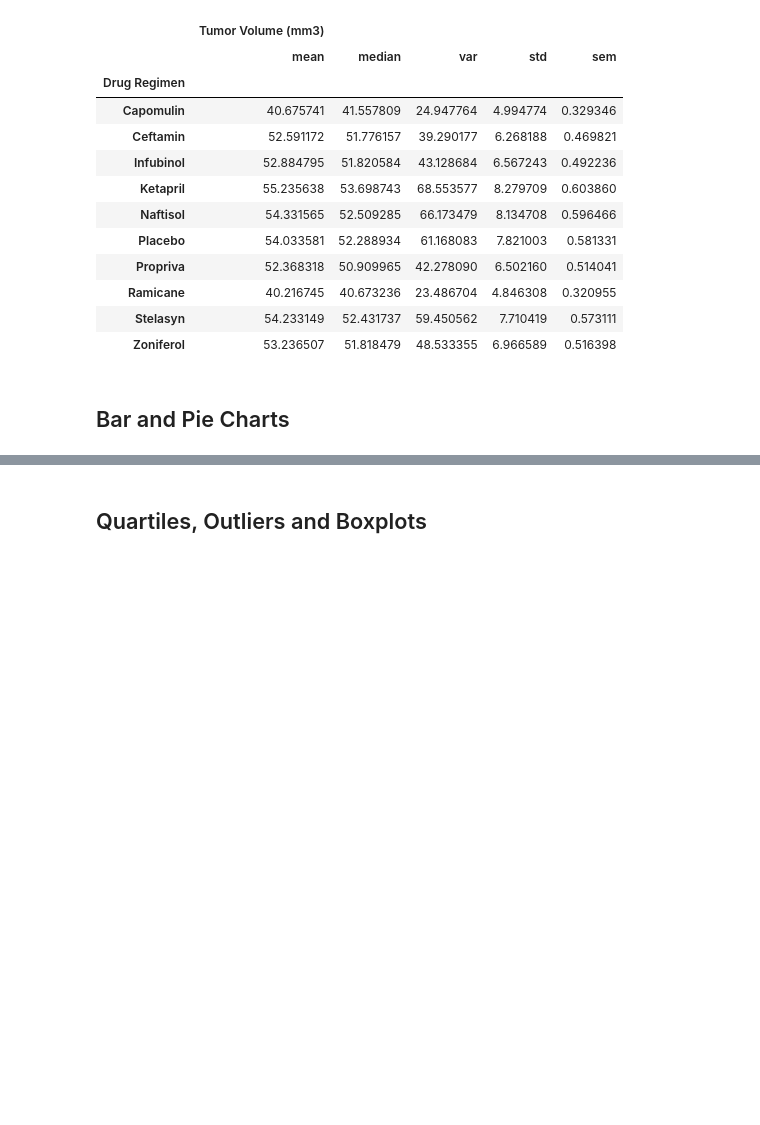
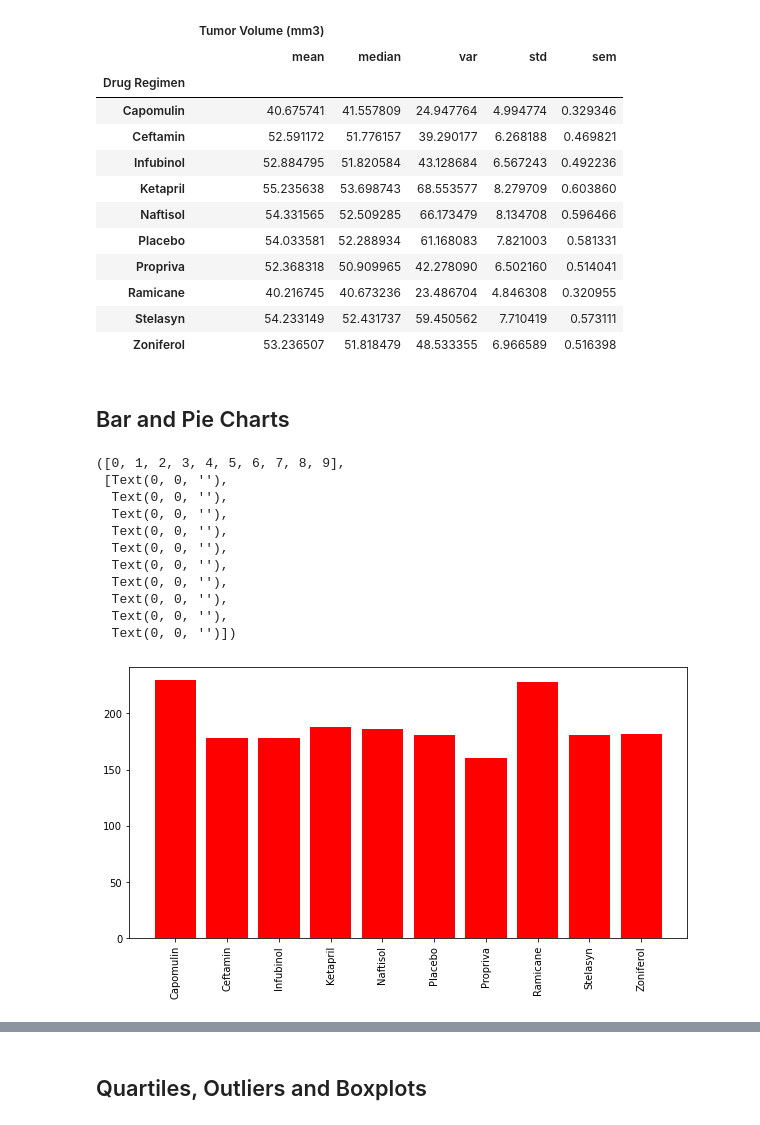
Before and after one commit to johnclos/matplotlib-challenge, a Jupyter notebook: Pymaceuticals/pymaceuticals_starter-mine.ipynb, the cells around one changed output, grey strips where cells are left out. Drawn from its saved outputs; the diff is of its cells as text; code cells hidden in the pictures; blank space fills up the shorter version.

Commit message:
updated pie and plots charts for 'pymaceuticals_start-mine.ipynb

```diff
--- a/Pymaceuticals/pymaceuticals_starter-mine.ipynb
+++ b/Pymaceuticals/pymaceuticals_starter-mine.ipynb
@@ -129,4 +126,27 @@ mouse_study_groupby_sum2_df
 | Zoniferol | 53.236507 | 51.818479 | 48.533355 | 6.966589 | 0.516398 |
 # %% [markdown]
 ## Bar and Pie Charts
+# %%
+# Generate a bar plot showing the total number of unique mice tested on each drug regimen using pandas.
+
+# Use the 'Drug Regimen' group by above to get a count of the unique mice for each drug regimen.
+mouse_study_groupby_Reg_MousCnt_df = mouse_study_groupby_Reg_df['Mouse ID'].count()
+
+mouse_study_DrugReg_list = mouse_study_groupby_Reg_MousCnt_df.index
+plt.figure(figsize=(10,5))
+plt.bar(mouse_study_DrugReg_list, mouse_study_groupby_Reg_MousCnt_df, color='r', align="center")
+plt.xticks(rotation="vertical")
+# %% [output]
+([0, 1, 2, 3, 4, 5, 6, 7, 8, 9],
+ [Text(0, 0, ''),
+  Text(0, 0, ''),
+  Text(0, 0, ''),
+  Text(0, 0, ''),
+  Text(0, 0, ''),
+  Text(0, 0, ''),
+  Text(0, 0, ''),
+  Text(0, 0, ''),
+  Text(0, 0, ''),
+  Text(0, 0, '')])
+[figure, added]
 # %%
```
Also changed, not shown: parts of 6 cells of this notebook.
